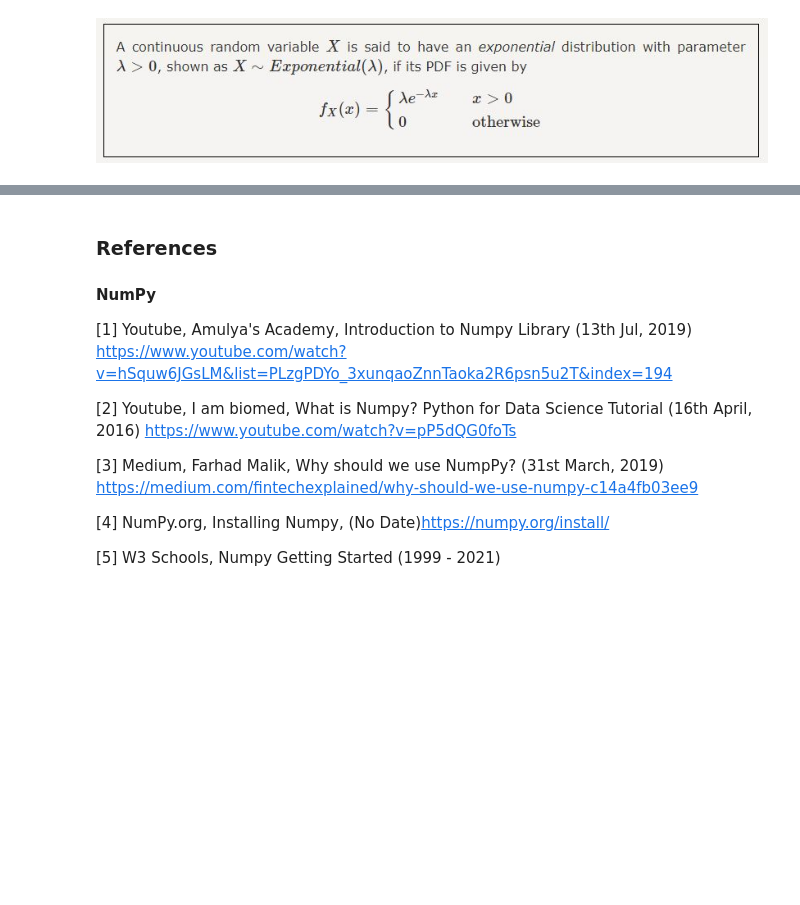
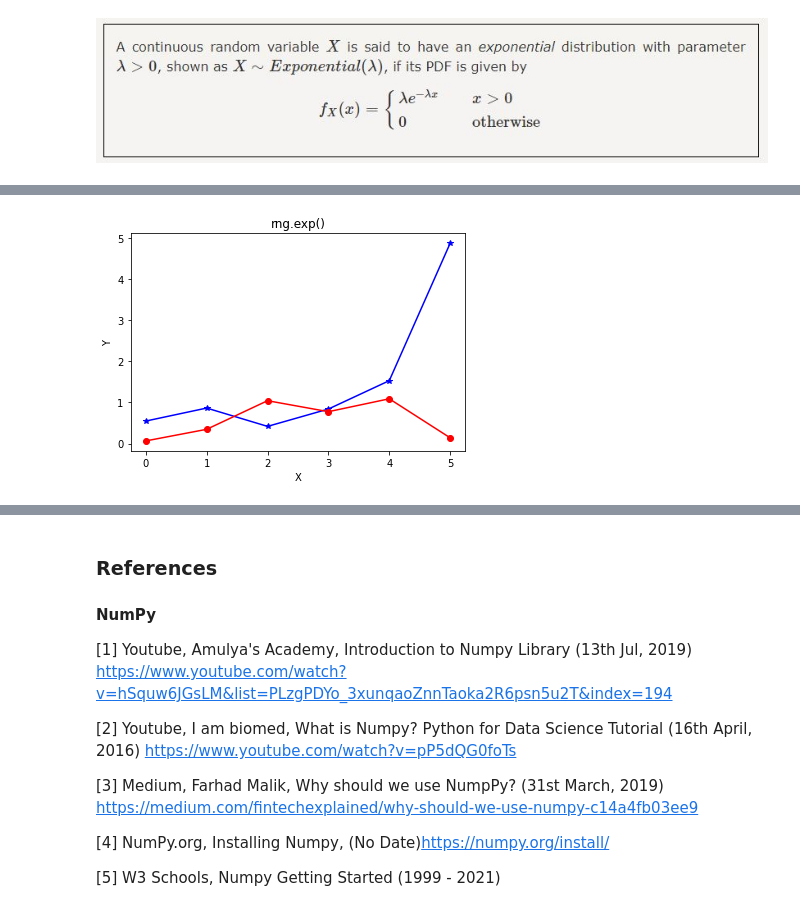
Before and after one commit to VCurry20/PDANumpy, a Jupyter notebook: Numpy.ipynb, the cells around one changed output, grey strips where cells are left out. Saved outputs shown, nothing was run; the diff lists cells and outputs as text; code cells hidden in the pictures; blank space fills up the shorter version.

```diff
--- a/Numpy.ipynb
+++ b/Numpy.ipynb
@@ -1200,0 +1217,16 @@ array([9.59699223, 0.28501748, 1.33814687, 3.30871713, 1.69291723,
+# %%
+x = rng.exponential(scale=2.0, size=6)
+y = rng.exponential(scale=1.0, size=6)
+
+
+plt.plot(x, color = 'blue', marker = "*")
+plt.plot(y, color = 'red', marker = "o")
+
+plt.title("rng.exp()")
+plt.xlabel("X")
+plt.ylabel("Y")
+plt.show()
+
+# [54][55]
+# %% [output]
+[figure, added]
```
Also changed, not shown: parts of 58 cells of this notebook.
